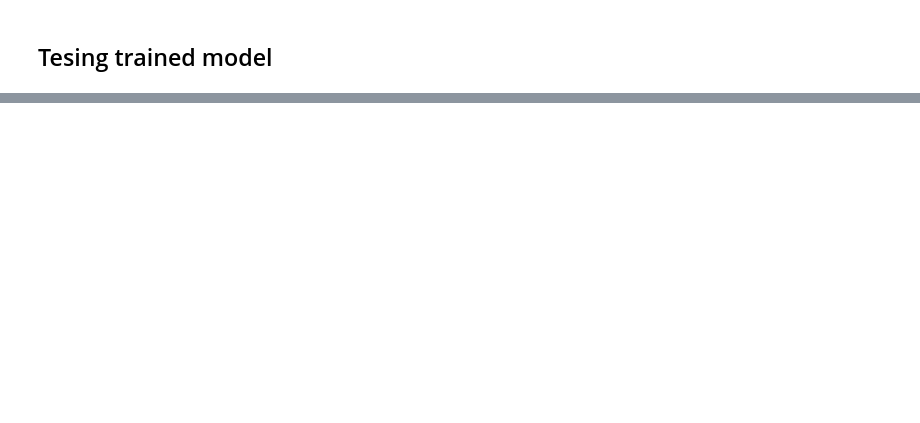
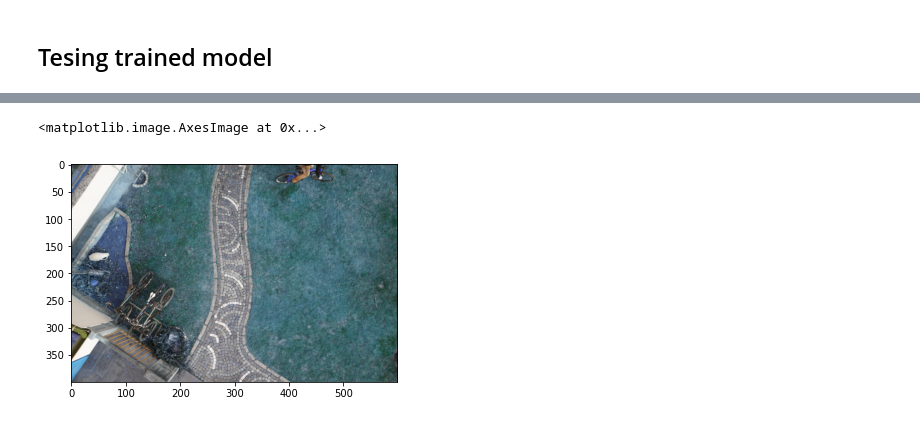
Before and after one commit to Combi2k2/Combi-Unet, a Jupyter notebook: Combi_Unet.ipynb, the cells around one changed output, grey strips where cells are left out. Drawn from its saved outputs; the diff is of its cells as text; code cells hidden in the pictures; blank space fills up the shorter version.

```diff
--- a/Combi_Unet.ipynb
+++ b/Combi_Unet.ipynb
@@ -393,0 +378,12 @@ plt.imshow(mask)
+# %%
+img, mask = valid_ds[4]
+
+img = img.type(torch.int).data.numpy()
+img = img.transpose((1, 2, 0))
+
+mask = mask.type(torch.int).data.numpy()
+
+plt.imshow(img)
+# %% [output]
+<matplotlib.image.AxesImage at 0x...>
+[figure, added]
```
Also changed, not shown: parts of 18 cells of this notebook.
